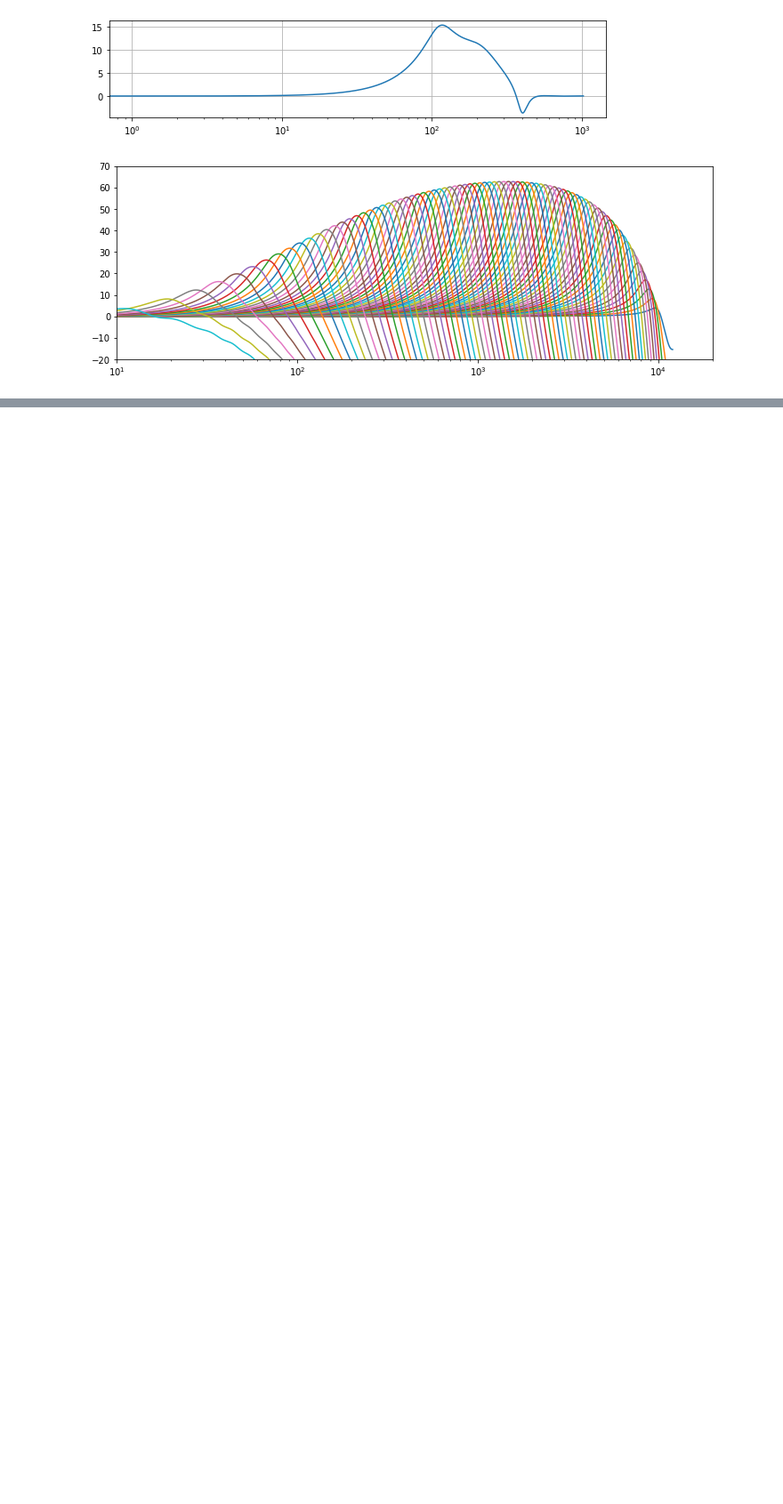
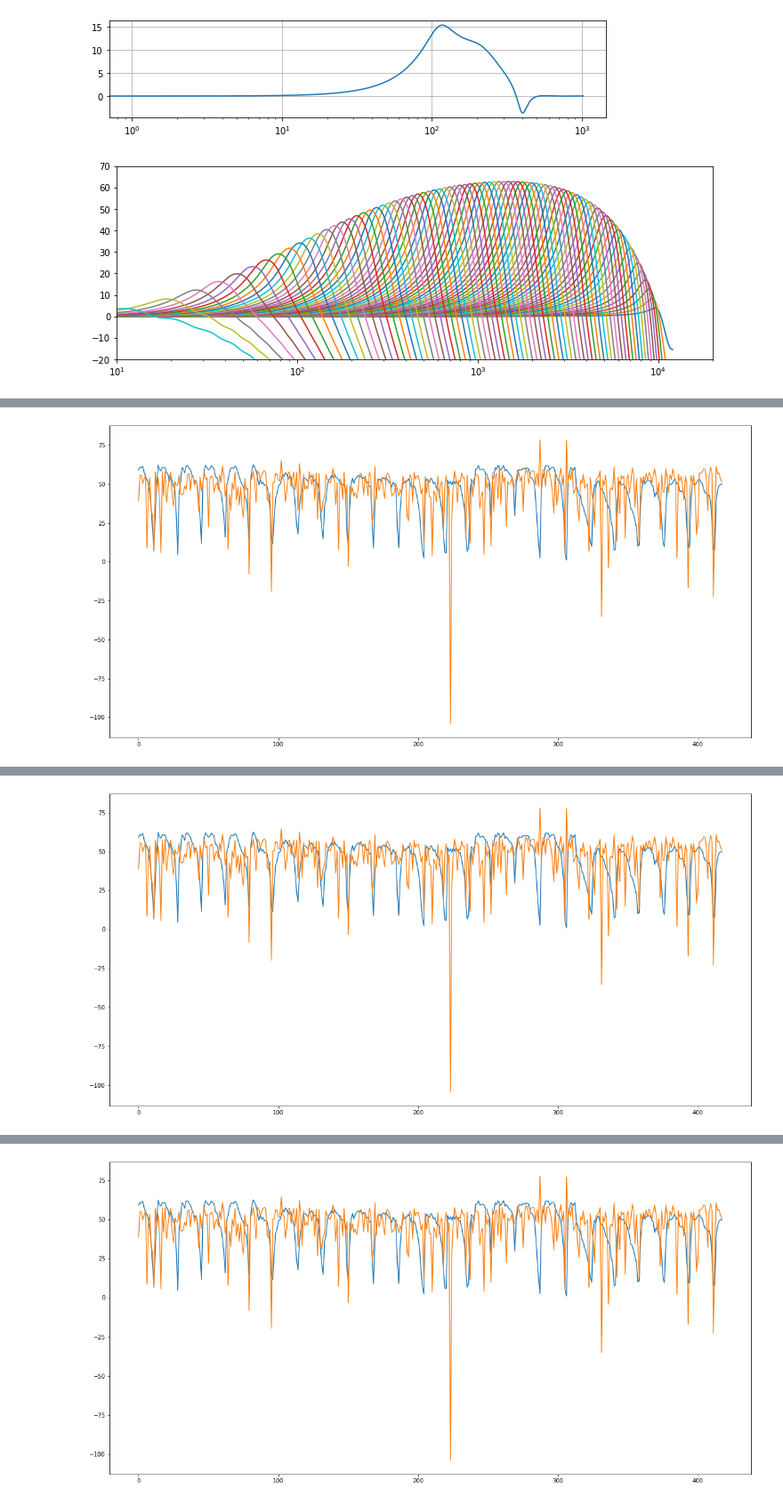
Before and after one commit to google-research/korvapuusti, a Jupyter notebook: experiments/partial_loudness/analysis/jupyter/TensorEars.ipynb, the cells around one changed output, grey strips where cells are left out. Shown at 89% size. Saved outputs shown, nothing was run; the diff lists cells and outputs as text; code cells hidden in the pictures; blank space fills up the shorter version.

```diff
--- a/experiments/partial_loudness/analysis/jupyter/TensorEars.ipynb
+++ b/experiments/partial_loudness/analysis/jupyter/TensorEars.ipynb
@@ -473,3 +511,5 @@ plot_pred(lpm, one_khz_examples)
 # %%
-lpm.fit(one_khz_examples, epochs=100, verbose=2)
+while True:
+    lpm.fit(one_khz_examples, epochs=10, verbose=2)
+    plot_pred(lpm, one_khz_examples)
 # %% [output]
@@ -492,0 +536 @@ Epoch 100/100
+[figure, added]
@@ -493,0 +557 @@ Epoch 100/100
+[figure, added]
@@ -493,0 +578 @@ Epoch 100/100
+[figure, added]
```
Also changed, not shown: parts of 8 cells of this notebook.
